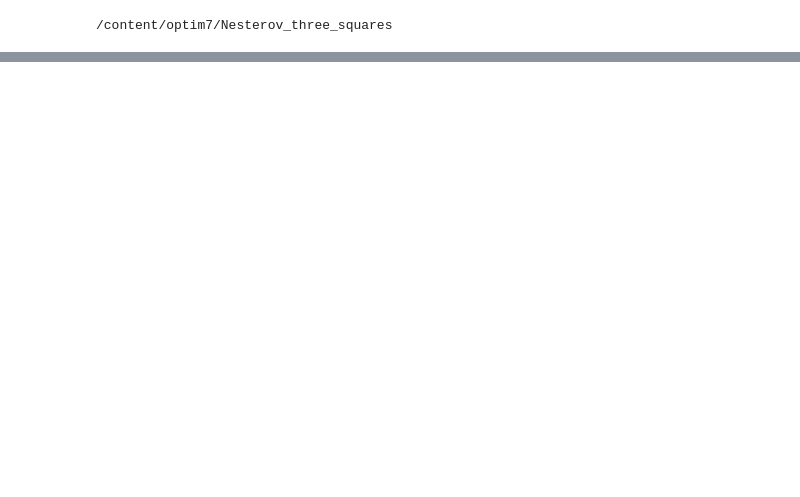
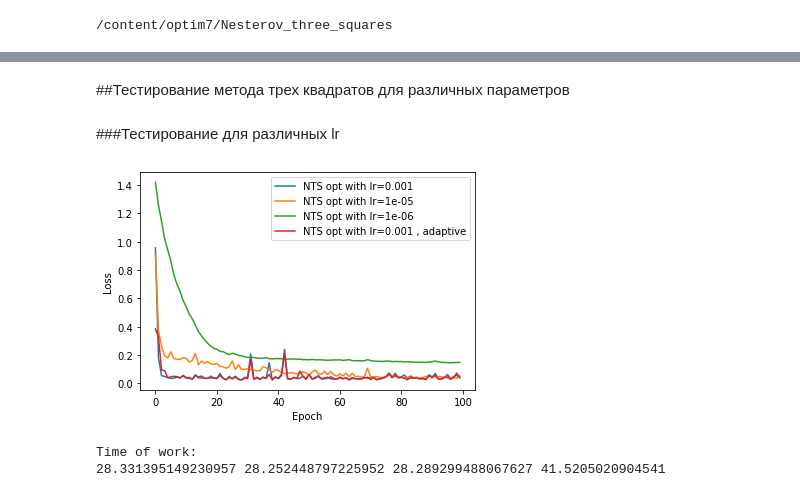
Before and after one commit to glkuzi/optim7, a Jupyter notebook: NN_3sq.ipynb, the cells around one changed output, grey strips where cells are left out. Saved outputs shown, nothing was run; the diff lists cells and outputs as text; code cells hidden in the pictures; blank space fills up the shorter version.

```diff
--- a/NN_3sq.ipynb
+++ b/NN_3sq.ipynb
@@ -109,0 +142,46 @@ epoch: 0 loss: 0.25058436393737793
+# %% [markdown]
+##Тестирование метода трех квадратов для различных параметров
+# %% [markdown]
+###Тестирование для различных lr
+# %%
+HIDDEN_SIZE = 50
+TRAIN_SIZE = 1000
+EPOCHS = 100
+torch.manual_seed(1)
+import sys
+sys.setrecursionlimit(2000)
+x = torch.unsqueeze(torch.linspace(-3, 3, TRAIN_SIZE), dim=1)  # x data (tensor), shape=(100, 1)
+y = torch.sin(x) + 0.5*torch.rand(x.size())                 # noisy y data (tensor), shape=(100, 1)
+loss_func = torch.nn.MSELoss()  # this is for regression mean squared loss
+lrs = [1e-3, 1e-5, 1e-6, 1e-3]
+
+net = Net(n_feature=1, n_hidden=HIDDEN_SIZE, n_output=1)
+optimizer = NTS(net.parameters(), net, lr=lrs[0], adaptive_lr=False, adaptive_L=True, limit_L=1e-2, r=10, seed=42)
+losses, t = train_net(net, loss_func, optimizer, device, x, y, False, 'nts')
+
+net = Net(n_feature=1, n_hidden=HIDDEN_SIZE, n_output=1)
+optimizer = NTS(net.parameters(), net, lr=lrs[1], adaptive_lr=False, adaptive_L=True, limit_L=1e-2, r=10, seed=42)
+losses1, t1 = train_net(net, loss_func, optimizer, device, x, y, False, 'nts')
+
+net = Net(n_feature=1, n_hidden=HIDDEN_SIZE, n_output=1)
+optimizer = NTS(net.parameters(), net, lr=lrs[2], adaptive_lr=False, adaptive_L=True, limit_L=1e-2, r=10, seed=42)
+losses2, t2 = train_net(net, loss_func, optimizer, device, x, y, False, 'nts')
+
+net = Net(n_feature=1, n_hidden=HIDDEN_SIZE, n_output=1)
+optimizer = NTS(net.parameters(), net, lr=lrs[3], adaptive_lr=True, adaptive_L=True, limit_L=1e-2, r=10, seed=42)
+losses3, t3 = train_net(net, loss_func, optimizer, device, x, y, False, 'nts')
+
+plt.plot(losses, label='NTS opt with lr=' + str(lrs[0]))
+plt.plot(losses1, label='NTS opt with lr=' + str(lrs[1]))
+plt.plot(losses2, label='NTS opt with lr=' + str(lrs[2]))
+plt.plot(losses3, label='NTS opt with lr=' + str(lrs[3]) + ' , adaptive')
+plt.ylabel('Loss')
+plt.xlabel('Epoch')
+plt.legend()
+plt.show()
+print('Time of work:')
+print(t, t1, t2, t3)
+# %% [output]
+[figure, added]
+Time of work:
+28.331395149230957 28.252448797225952 28.289299488067627 41.5205020904541
```
Also changed, not shown: parts of 11 cells of this notebook.
